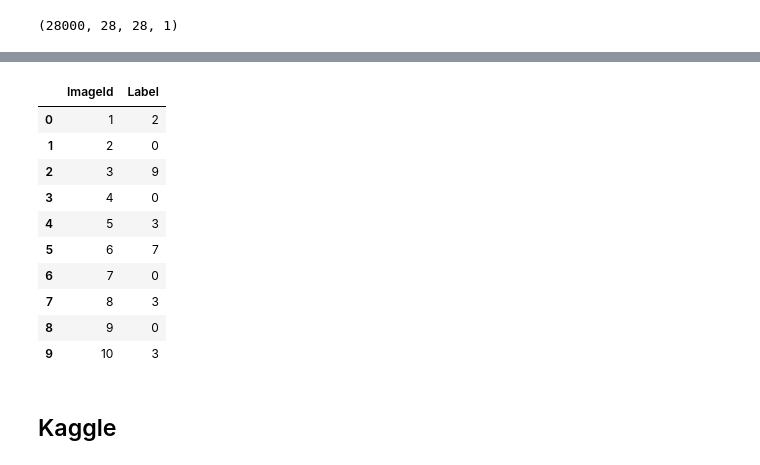
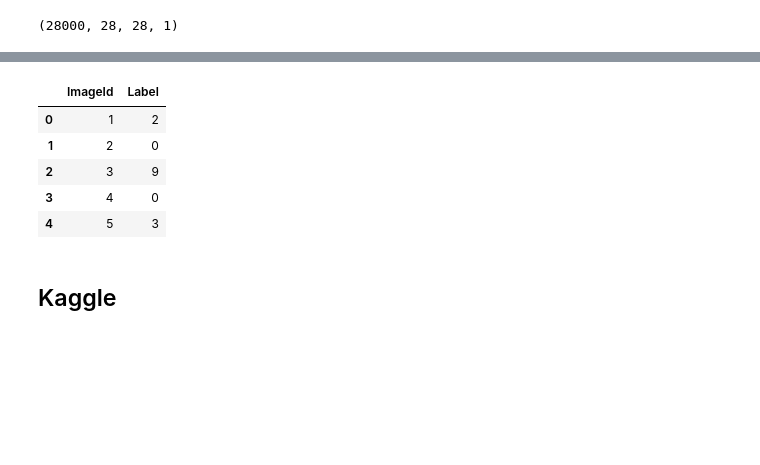
Before and after one commit to danylokos/kg-digit-rec, a Jupyter notebook: kg-digit-rec.ipynb, the cells around one changed output, grey strips where cells are left out. Cells and saved outputs as stored; diff of their text form; code cells hidden in the pictures; blank space fills up the shorter version.

```diff
--- a/kg-digit-rec.ipynb
+++ b/kg-digit-rec.ipynb
@@ -196,20 +221,15 @@ plt.show()
 sub_pred_df = pd.DataFrame(columns=['ImageId', 'Label'])
 for i in range(len(Y_sub_pred)):
     sub_pred_df.loc[i] = (i+1, Y_sub_pred[i])
-# %%
-sub_pred_df[0:10]
-# %% [output]
-|  | ImageId | Label |
-| 0 | 1 | 2 |
-| 1 | 2 | 0 |
-| 2 | 3 | 9 |
-| 3 | 4 | 0 |
-| 4 | 5 | 3 |
-| 5 | 6 | 7 |
-| 6 | 7 | 0 |
-| 7 | 8 | 3 |
-| 8 | 9 | 0 |
-| 9 | 10 | 3 |
+# %%
+sub_pred_df.head()
+# %% [output]
+|  | ImageId | Label |
+| 0 | 1 | 2 |
+| 1 | 2 | 0 |
+| 2 | 3 | 9 |
+| 3 | 4 | 0 |
+| 4 | 5 | 3 |
 # %%
 sub_pred_df.to_csv('kg-data/submission.csv', sep=',', index=False)
 # %% [markdown]
```
Also changed, not shown: parts of 18 cells of this notebook.
